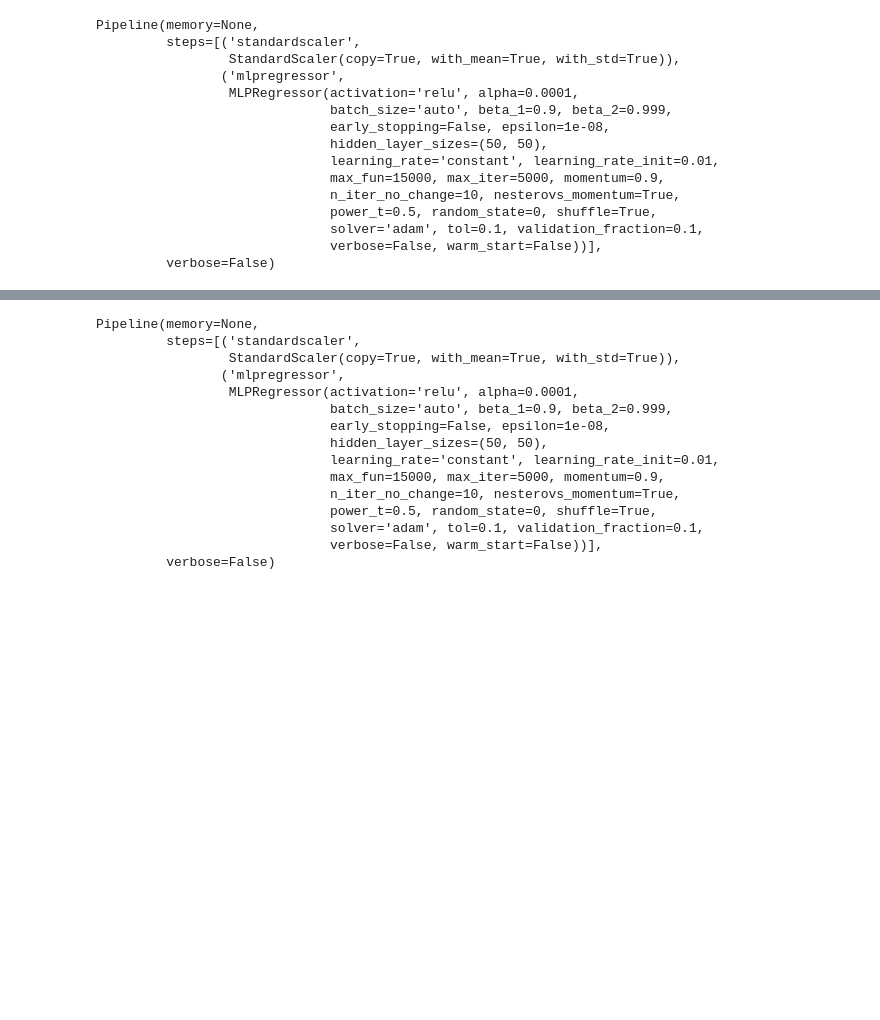
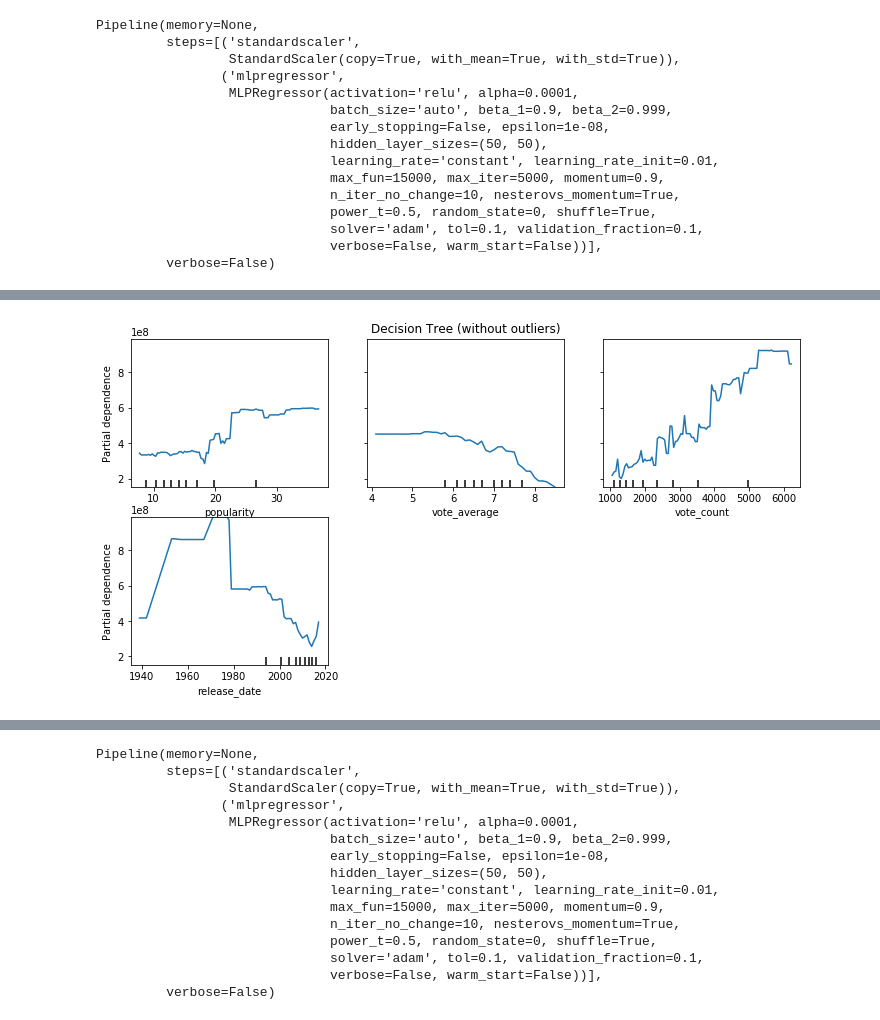
Before and after one commit to brian1581/final-project, a Jupyter notebook: Jupyter_notebooks/tomato_model_deep_2_reduce.ipynb, the cells around one changed output, grey strips where cells are left out. Drawn from its saved outputs; the diff is of its cells as text; code cells hidden in the pictures; blank space fills up the shorter version.

```diff
--- a/Jupyter_notebooks/tomato_model_deep_2_reduce.ipynb
+++ b/Jupyter_notebooks/tomato_model_deep_2_reduce.ipynb
@@ -115,0 +148,8 @@ mlp_disp = plot_partial_dependence(mlp, X_train, ["star_power", "budget"], ax=ax
+# %%
+tree_2 = DecisionTreeRegressor()
+mlp_2 = make_pipeline(StandardScaler(),
+                    MLPRegressor(hidden_layer_sizes=(50, 50),
+                                 learning_rate_init=0.01,
+                                 tol=1e-1, max_iter=5000, random_state=0))
+tree_2.fit(X_train_2, np.ravel(y_train_2))
+mlp_2.fit(X_train_scaled_2, np.ravel(y_train_2)) #1e-1
@@ -115,0 +172,6 @@ mlp_disp = plot_partial_dependence(mlp, X_train, ["star_power", "budget"], ax=ax
+# %%
+fig, ax = plt.subplots(figsize=(12, 6))
+ax.set_title("Decision Tree (without outliers)")
+tree_disp = plot_partial_dependence(tree_2, X_train_2, ["popularity", "vote_average", "vote_count", "release_date"], ax=ax)
+# %% [output]
+[figure, added]
```
Also changed, not shown: parts of 30 cells of this notebook.
